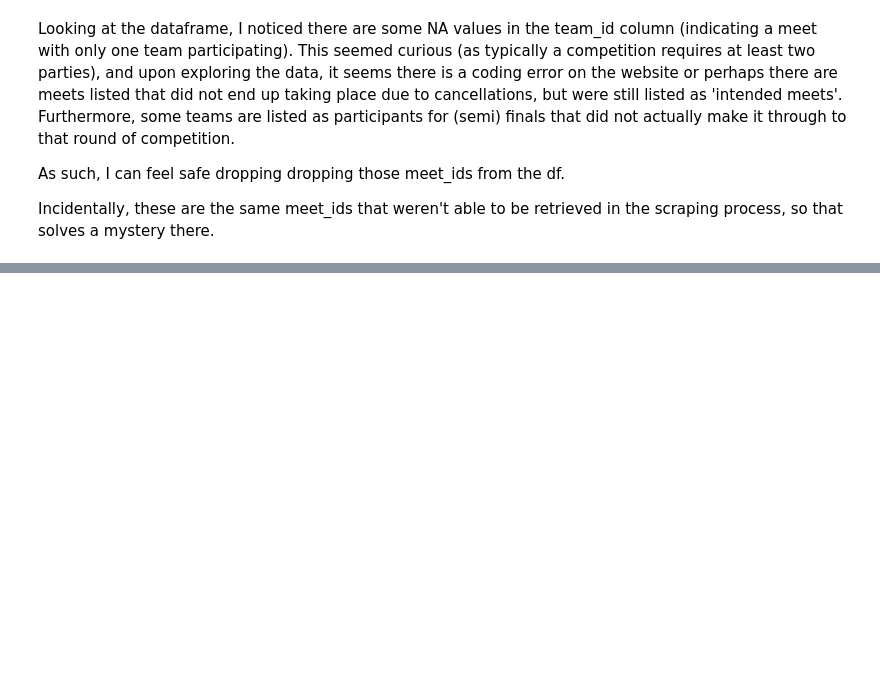
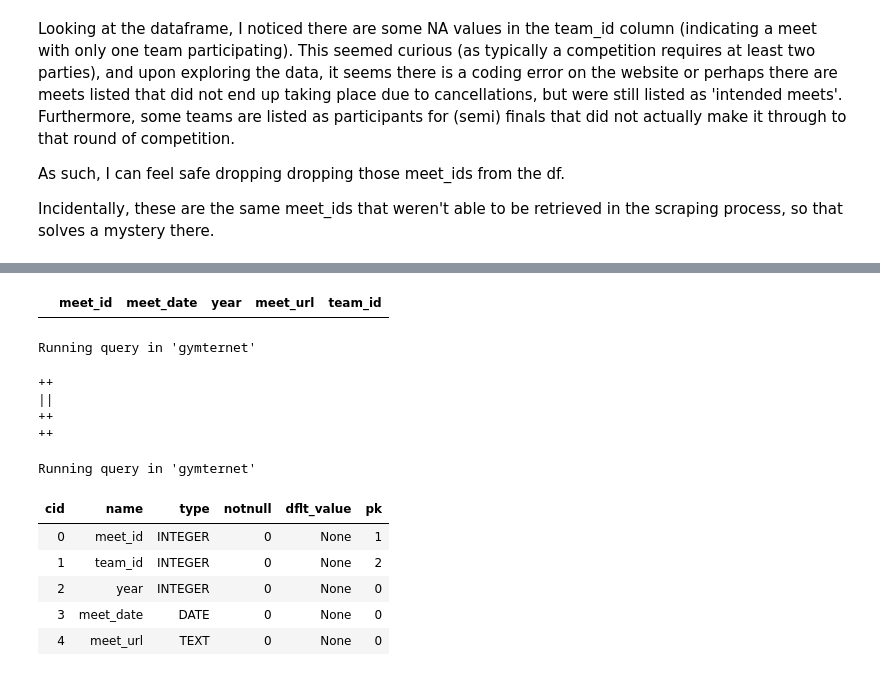
Before and after one commit to LSE-ME204/me204-2024-project-jesatuts2, a Jupyter notebook: Notebooks/NB02-Build-Database.ipynb, the cells around one changed output, grey strips where cells are left out. Drawn from its saved outputs; the diff is of its cells as text; code cells hidden in the pictures; blank space fills up the shorter version.

```diff
--- a/Notebooks/NB02-Build-Database.ipynb
+++ b/Notebooks/NB02-Build-Database.ipynb
@@ -187,2 +290,42 @@ meets_df.head()
+# %%
+# Make sure the combination of meet_id and team_id is unique
+meets_df[meets_df.duplicated(subset=['meet_id', 'team_id'], keep=False)]
+
+# Drop the duplicate rows
+meets_df.drop_duplicates(subset=['meet_id', 'team_id'], inplace=True)
+
+# Make sure the combination of meet_id and team_id is unique
+meets_df[meets_df.duplicated(subset=['meet_id', 'team_id'], keep=False)]
+# %% [output]
+|  | meet_id | meet_date | year | meet_url | team_id |
+# %%
+%%sql --alias gymternet
+
+DROP TABLE IF EXISTS meets;
+
+CREATE TABLE meets (
+    meet_id INTEGER,
+    team_id INTEGER,
+    year INTEGER,
+    meet_date DATE,
+    meet_url TEXT,
+    PRIMARY KEY (meet_id, team_id),
+    FOREIGN KEY (team_id) REFERENCES teams (team_id)
+);
+# %% [output]
+Running query in 'gymternet'
+++
+||
+++
+++
 # %%
-%sql DROP TABLE meets;
+%%sql --alias gymternet
+PRAGMA table_info(meets);
+# %% [output]
+Running query in 'gymternet'
+| cid | name | type | notnull | dflt_value | pk |
+| 0 | meet_id | INTEGER | 0 | None | 1 |
+| 1 | team_id | INTEGER | 0 | None | 2 |
+| 2 | year | INTEGER | 0 | None | 0 |
+| 3 | meet_date | DATE | 0 | None | 0 |
+| 4 | meet_url | TEXT | 0 | None | 0 |
```
Also changed, not shown: parts of 24 cells of this notebook, 3 other files.
